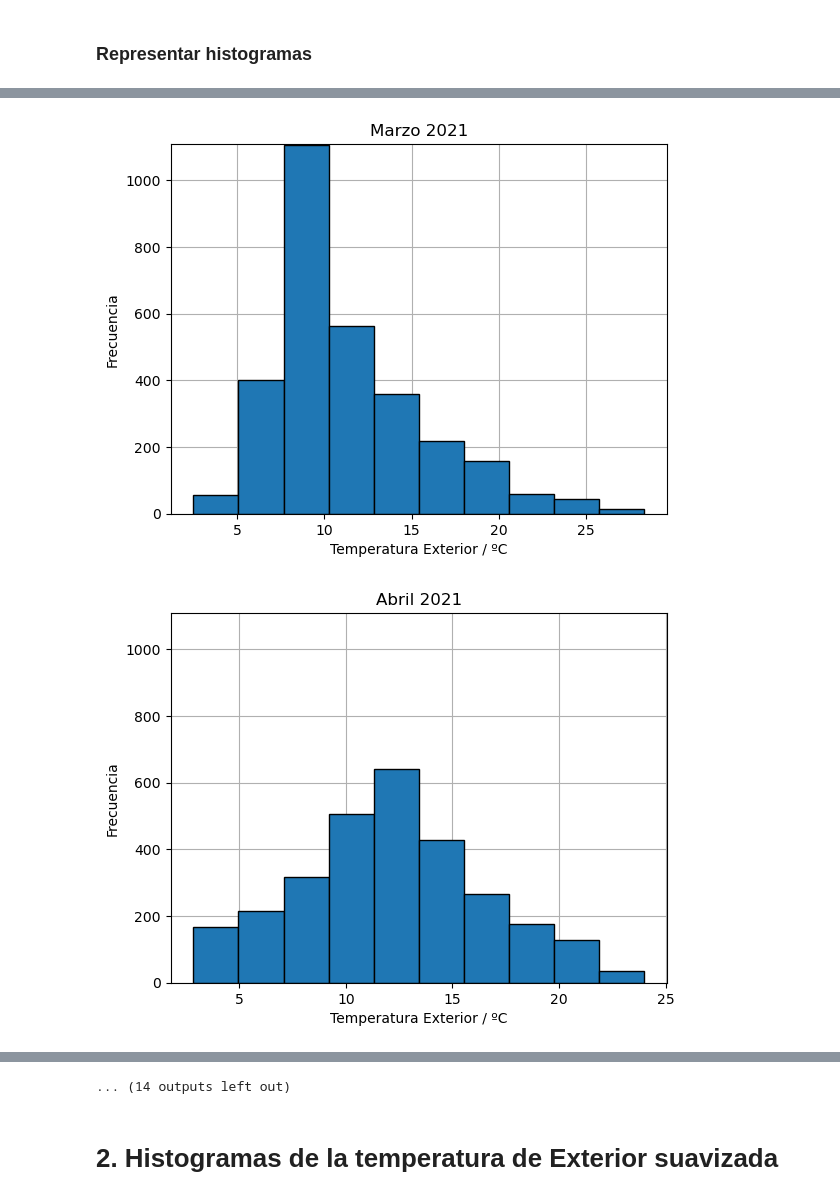
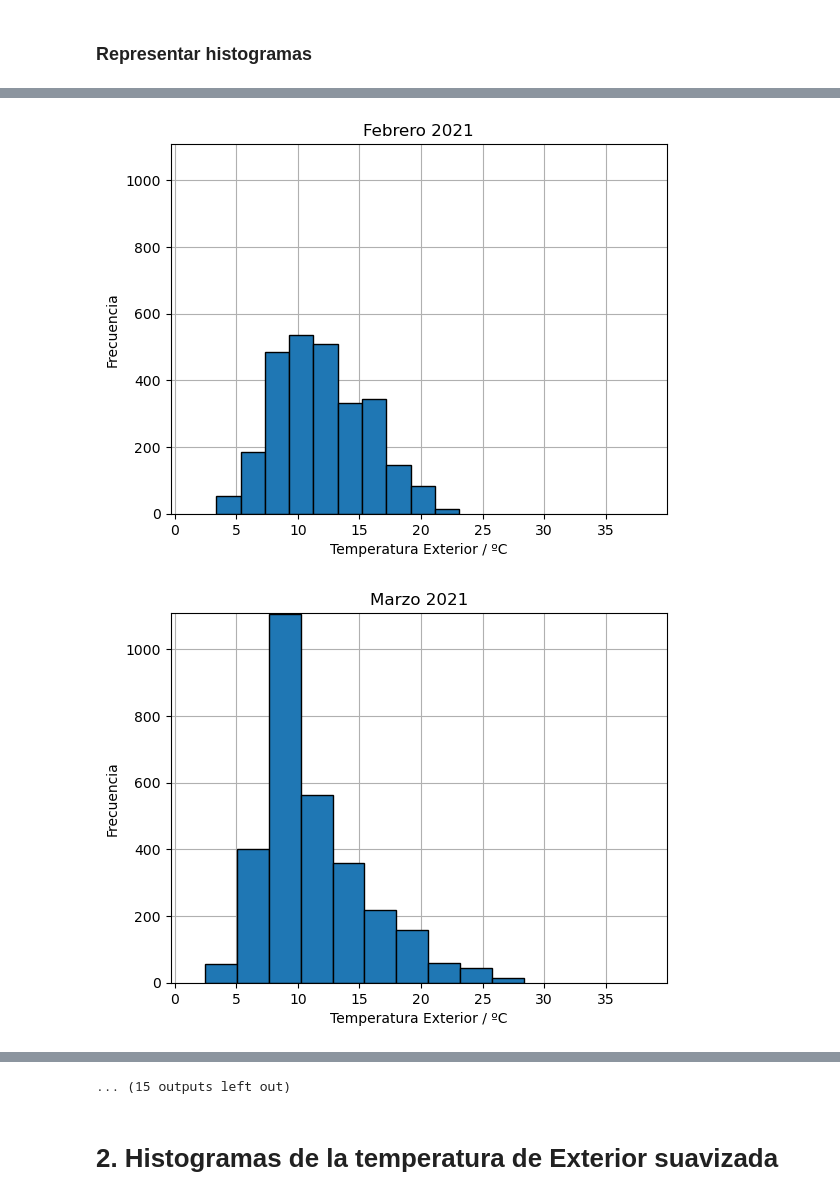
Before and after one commit to IreneeMM/ArticuloTFGAltamira, a Jupyter notebook: Histogramas Exterior.ipynb, the cells around one changed output, grey strips where cells are left out. Drawn from its saved outputs; the diff is of its cells as text; code cells hidden in the pictures.

```diff
--- a/Histogramas Exterior.ipynb
+++ b/Histogramas Exterior.ipynb
@@ -17,18 +17,27 @@ divisiones = 10 #Numero de intervalos en los que se dividen los datos a represen
 ### Sacar el máximo de veces que se repite un dato en los histogramas:
 # %%
 m=0 #Máximo de datos por columna hasta este momento
-def AlturaTExterior(FicheroExterior, m, divisiones):
+minVariable=100000000000#Minimo  para comparar de la variable a representar
+maxVariable=0#Máximo para comparar de la variable a representar
+def AlturaTExterior(FicheroExterior, m, divisiones, minVariable, maxVariable):
 #     print('---------------------------------------------------------------')
     df = pd.read_excel(FicheroExterior)
-    bins = np.linspace(df["Tr Exterior (C Tr)"].min(), df["Tr Exterior (C Tr)"].max(), divisiones)
+    min_relativo=df["Tr Exterior (C Tr)"].min()
+    max_relativo=df["Tr Exterior (C Tr)"].max()
+    bins = np.linspace(min_relativo, max_relativo, divisiones)
     hist, bins = np.histogram(df["Tr Exterior (C Tr)"], bins=bins)
 #     print('Máximo de datos por columna hasta ahora:', m)
     for i in range(len(hist)):
 #         print(f"Intervalo {i+1}: {hist[i]} datos")
         if hist[i]>m:
             m=hist[i]
-    return m
+    #Igualar la escala en x:
+    if min_relativo<minVariable:
+        minVariable=min_relativo
+    if max_relativo>maxVariable:
+        maxVariable=max_relativo
+    return m, minVariable, maxVariable
 # %%
-m=AlturaTExterior("./altamira/2020/10.OCTUBRE/ZONA EXTERIOR.xlsx", m, divisiones)
+# m, minVariable, maxVariable=AlturaTExterior("./altamira/2020/10.OCTUBRE/ZONA EXTERIOR.xlsx", m, divisiones, minVariable, maxVariable)
 # %%
 2020
@@ -64,12 +73,13 @@ m = AlturaTExterior("./altamira/2022/12. DICIEMBRE/ZONA EXTERIOR.xlsx", m, divis
 # %% [markdown]
 ### Representar histogramas
 # %%
-def HistogramaTExterior(FicheroExterior, m, divisiones, MesAño):
+def HistogramaTExterior(FicheroExterior, m, divisiones, MesAño, minVariable, maxVariable):
     #Sacar el histograma
     df = pd.read_excel(FicheroExterior)
     bins = np.linspace(df["Tr Exterior (C Tr)"].min(), df["Tr Exterior (C Tr)"].max(), divisiones)
     np.histogram(df["Tr Exterior (C Tr)"], bins=bins)
     plt.ylim(0, m)
+    plt.xlim(minVariable,maxVariable)
     #Pintarlo+leyenda
     plt.grid()
     plt.hist(df["Tr Exterior (C Tr)"], bins=divisiones, edgecolor='black')
@@ -86,32 +94,32 @@ HistogramaTExterior("./altamira/2020/10.OCTUBRE/ZONA EXTERIOR.xlsx", m, division
 # %%
 # 2020
-# HistogramaTExterior("./altamira/2020/10.OCTUBRE/ZONA EXTERIOR.xlsx", m, divisiones, 'Octubre 2020')
-HistogramaTExterior("./altamira/2020/11.NOVIEMBRE/ZONA EXTERIOR.xlsx", m, divisiones, 'Noviembre 2020')
-HistogramaTExterior("./altamira/2020/12.DICIEMBRE/ZONA EXTERIOR.xlsx", m, divisiones, 'Diciembre 2020')
+HistogramaTExterior("./altamira/2020/10.OCTUBRE/ZONA EXTERIOR.xlsx", m, divisiones, 'Octubre 2020', minVariable, maxVariable)
+HistogramaTExterior("./altamira/2020/11.NOVIEMBRE/ZONA EXTERIOR.xlsx", m, divisiones, 'Noviembre 2020', minVariable, maxVariable)
+HistogramaTExterior("./altamira/2020/12.DICIEMBRE/ZONA EXTERIOR.xlsx", m, divisiones, 'Diciembre 2020', minVariable, maxVariable)
 #2021
-HistogramaTExterior("./altamira/2021/1.ENERO/ZONA EXTERIOR ENERO.xlsx", m, divisiones, 'Enero 2021')
-HistogramaTExterior("./altamira/2021/2.FEBRERO/ZONA EXTERIOR.xlsx", m, divisiones, 'Febrero 2021')
-HistogramaTExterior("./altamira/2021/3.MARZO/ZONA EXTERIOR.xlsx", m, divisiones, 'Marzo 2021')
-HistogramaTExterior("./altamira/2021/4.ABRIL/ZONA EXTERIOR.xlsx", m, divisiones, 'Abril 2021')
-HistogramaTExterior("./altamira/2021/5.MAYO/ZONA EXTERIOR.xlsx", m, divisiones, 'Mayo 2021')
-HistogramaTExterior("./altamira/2021/6.JUNIO/ZONA EXTERIOR.xlsx", m, divisiones, 'Junio 2021')
-HistogramaTExterior("./altamira/2021/7.JULIO/ZONA EXTERIOR.xlsx", m, divisiones, 'Julio 2021')
-HistogramaTExterior("./altamira/2021/8.AGOSTO/ZONA EXTERIOR.xlsx", m, divisiones, 'Agosto 2021')
-HistogramaTExterior("./altamira/2021/9. SEPTIEMBRE/ZONA EXTERIOR.xlsx", m, divisiones, 'Septiembre 2021')
-HistogramaTExterior("./altamira/2021/10. OCTUBRE/ZONA EXTERIOR.xlsx", m, divisiones, 'Octubre 2021')
-HistogramaTExterior("./altamira/2021/11. NOVIEMBRE/ZONA EXTERIOR.xlsx", m, divisiones, 'Noviembre 2021')
-HistogramaTExterior("./altamira/2021/12. DICIEMBRE/ZONA EXTERIOR.xlsx", m, divisiones, 'Diciembre 2021')
+HistogramaTExterior("./altamira/2021/1.ENERO/ZONA EXTERIOR ENERO.xlsx", m, divisiones, 'Enero 2021', minVariable, maxVariable)
+HistogramaTExterior("./altamira/2021/2.FEBRERO/ZONA EXTERIOR.xlsx", m, divisiones, 'Febrero 2021', minVariable, maxVariable)
+HistogramaTExterior("./altamira/2021/3.MARZO/ZONA EXTERIOR.xlsx", m, divisiones, 'Marzo 2021', minVariable, maxVariable)
+HistogramaTExterior("./altamira/2021/4.ABRIL/ZONA EXTERIOR.xlsx", m, divisiones, 'Abril 2021', minVariable, maxVariable)
+HistogramaTExterior("./altamira/2021/5.MAYO/ZONA EXTERIOR.xlsx", m, divisiones, 'Mayo 2021', minVariable, maxVariable)
+HistogramaTExterior("./altamira/2021/6.JUNIO/ZONA EXTERIOR.xlsx", m, divisiones, 'Junio 2021', minVariable, maxVariable)
+HistogramaTExterior("./altamira/2021/7.JULIO/ZONA EXTERIOR.xlsx", m, divisiones, 'Julio 2021', minVariable, maxVariable)
+HistogramaTExterior("./altamira/2021/8.AGOSTO/ZONA EXTERIOR.xlsx", m, divisiones, 'Agosto 2021', minVariable, maxVariable)
+HistogramaTExterior("./altamira/2021/9. SEPTIEMBRE/ZONA EXTERIOR.xlsx", m, divisiones, 'Septiembre 2021', minVariable, maxVariable)
+HistogramaTExterior("./altamira/2021/10. OCTUBRE/ZONA EXTERIOR.xlsx", m, divisiones, 'Octubre 2021', minVariable, maxVariable)
+HistogramaTExterior("./altamira/2021/11. NOVIEMBRE/ZONA EXTERIOR.xlsx", m, divisiones, 'Noviembre 2021', minVariable, maxVariable)
+HistogramaTExterior("./altamira/2021/12. DICIEMBRE/ZONA EXTERIOR.xlsx", m, divisiones, 'Diciembre 2021', minVariable, maxVariable)
 #2022
-HistogramaTExterior("./altamira/2022/1.ENERO/ZONA EXTERIOR.xlsx", m, divisiones, 'Enero 2022')
-HistogramaTExterior("./altamira/2022/2.FEBRERO/ZONA EXTERIOR.xlsx", m, divisiones, 'Febrero 2022')
-HistogramaTExterior("./altamira/2022/3.MARZO/ZONA EXTERIOR.xlsx", m, divisiones, 'Marzo 2022')
-HistogramaTExterior("./altamira/2022/4.ABRIL/ZONA EXTERIOR.xlsx", m, divisiones, 'Abril 2022')
-HistogramaTExterior("./altamira/2022/5.MAYO/ZONA EXTERIOR.xlsx", m, divisiones, 'Mayo 2022')
-HistogramaTExterior("./altamira/2022/6. JUNIO/ZONA EXTERIOR.xlsx", m, divisiones, 'Junio 2022')
-HistogramaTExterior("./altamira/2022/7.JULIO/ZONA EXTERIOR.xlsx", m, divisiones, 'Julio 2022')
-HistogramaTExterior("./altamira/2022/8. AGOSTO/ZONA EXTERIOR.xlsx", m, divisiones, 'Agosto 2022')
-HistogramaTExterior("./altamira/2022/9. SEPTIEMBRE/ZONA EXTERIOR.xlsx", m, divisiones, 'Septiembre 2022')
-HistogramaTExterior("./altamira/2022/10. OCTUBRE/ZONA EXTERIOR.xlsx", m, divisiones, 'Octubre 2022')
-HistogramaTExterior("./altamira/2022/11. NOVIEMBRE/ZONA EXTERIOR.xlsx", m, divisiones, 'Noviembre 2022')
-HistogramaTExterior("./altamira/2022/12. DICIEMBRE/ZONA EXTERIOR.xlsx", m, divisiones, 'Diciembre 2022')
+HistogramaTExterior("./altamira/2022/1.ENERO/ZONA EXTERIOR.xlsx", m, divisiones, 'Enero 2022', minVariable, maxVariable)
+HistogramaTExterior("./altamira/2022/2.FEBRERO/ZONA EXTERIOR.xlsx", m, divisiones, 'Febrero 2022', minVariable, maxVariable)
+HistogramaTExterior("./altamira/2022/3.MARZO/ZONA EXTERIOR.xlsx", m, divisiones, 'Marzo 2022', minVariable, maxVariable)
+HistogramaTExterior("./altamira/2022/4.ABRIL/ZONA EXTERIOR.xlsx", m, divisiones, 'Abril 2022', minVariable, maxVariable)
+HistogramaTExterior("./altamira/2022/5.MAYO/ZONA EXTERIOR.xlsx", m, divisiones, 'Mayo 2022', minVariable, maxVariable)
+HistogramaTExterior("./altamira/2022/6. JUNIO/ZONA EXTERIOR.xlsx", m, divisiones, 'Junio 2022', minVariable, maxVariable)
+HistogramaTExterior("./altamira/2022/7.JULIO/ZONA EXTERIOR.xlsx", m, divisiones, 'Julio 2022', minVariable, maxVariable)
+HistogramaTExterior("./altamira/2022/8. AGOSTO/ZONA EXTERIOR.xlsx", m, divisiones, 'Agosto 2022', minVariable, maxVariable)
+HistogramaTExterior("./altamira/2022/9. SEPTIEMBRE/ZONA EXTERIOR.xlsx", m, divisiones, 'Septiembre 2022', minVariable, maxVariable)
+HistogramaTExterior("./altamira/2022/10. OCTUBRE/ZONA EXTERIOR.xlsx", m, divisiones, 'Octubre 2022', minVariable, maxVariable)
+HistogramaTExterior("./altamira/2022/11. NOVIEMBRE/ZONA EXTERIOR.xlsx", m, divisiones, 'Noviembre 2022', minVariable, maxVariable)
+HistogramaTExterior("./altamira/2022/12. DICIEMBRE/ZONA EXTERIOR.xlsx", m, divisiones, 'Diciembre 2022', minVariable, maxVariable)
 # %% [output]
@@ -122,2 +130,2 @@ HistogramaTExterior("./altamira/2022/12. DICIEMBRE/ZONA EXTERIOR.xlsx", m, divis
-[figure, old version]
+[figure, new version]
-[figure, old version]
+[figure, new version]
@@ -130,4 +138,4 @@ HistogramaTExterior("./altamira/2022/12. DICIEMBRE/ZONA EXTERIOR.xlsx", m, divis
-... (14 outputs left out)
+... (15 outputs left out)
 # %% [markdown]
 # 2. Histogramas de la temperatura de Exterior suavizada
 # %% [markdown]
```
Also changed, not shown: parts of 9 cells of this notebook, 3 other files.
